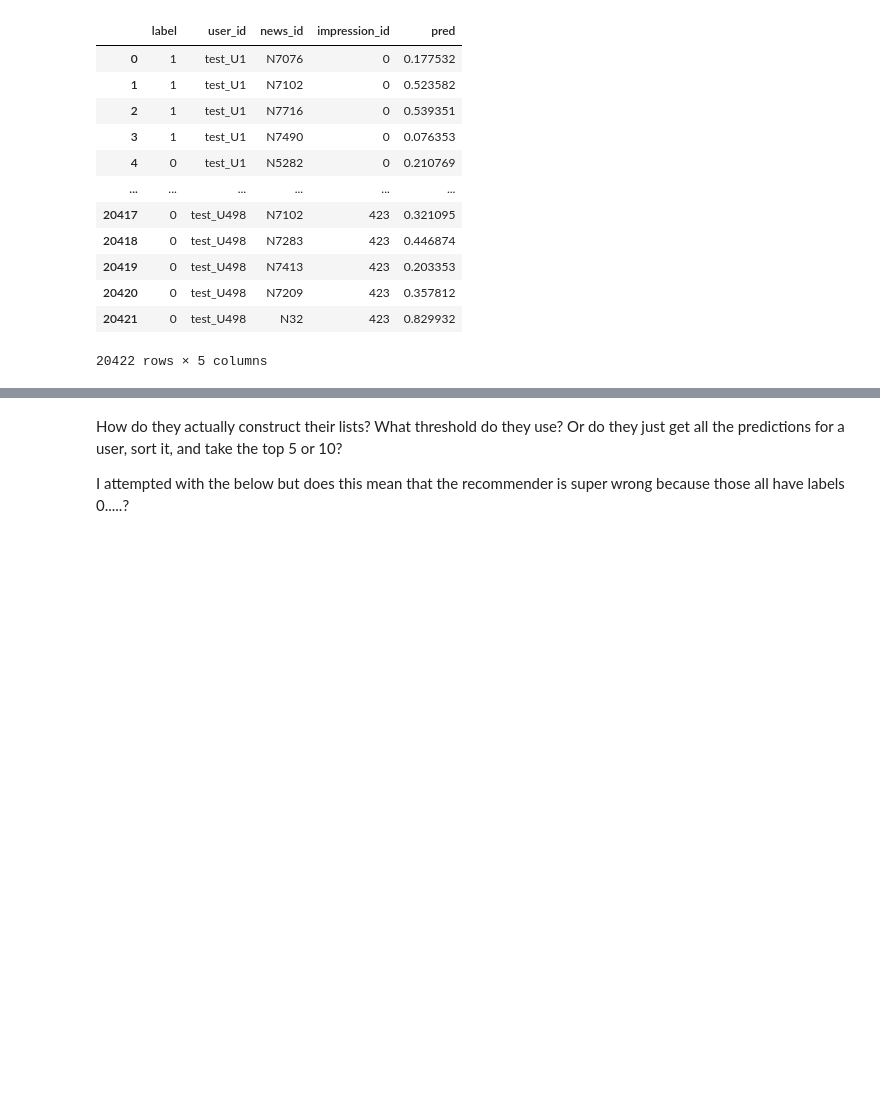
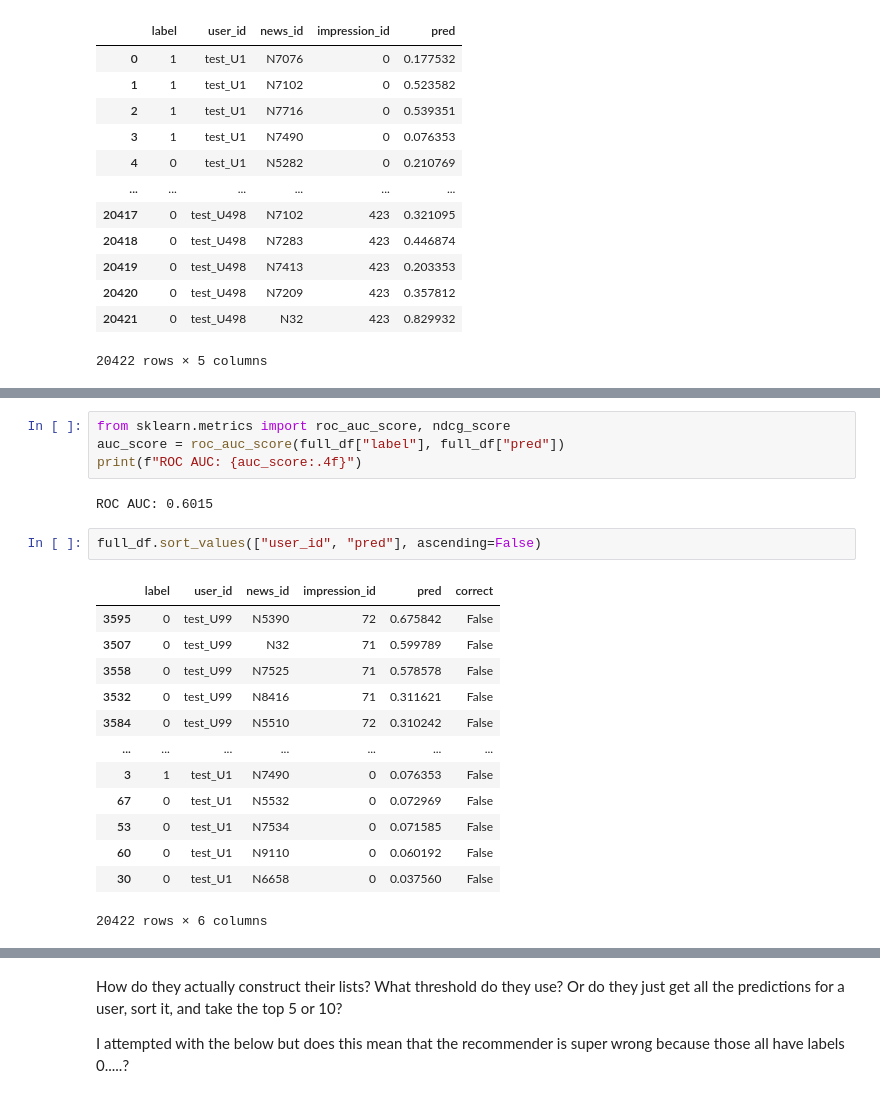
Before and after one commit to aisa6148/News_Recommendation_Project_2023, a Jupyter notebook: dkn_MIND.ipynb, the cells around one changed output, grey strips where cells are left out. Saved outputs shown, nothing was run; the diff lists cells and outputs as text; blank space fills up the shorter version.

```diff
--- a/dkn_MIND.ipynb
+++ b/dkn_MIND.ipynb
@@ -186,0 +202,22 @@ full_df
+# %%
+from sklearn.metrics import roc_auc_score, ndcg_score
+auc_score = roc_auc_score(full_df["label"], full_df["pred"])
+print(f"ROC AUC: {auc_score:.4f}")
+# %% [output]
+ROC AUC: 0.6015
+# %%
+full_df.sort_values(["user_id", "pred"], ascending=False)
+# %% [output]
+|  | label | user_id | news_id | impression_id | pred | correct |
+| 3595 | 0 | test_U99 | N5390 | 72 | 0.675842 | False |
+| 3507 | 0 | test_U99 | N32 | 71 | 0.599789 | False |
+| 3558 | 0 | test_U99 | N7525 | 71 | 0.578578 | False |
+| 3532 | 0 | test_U99 | N8416 | 71 | 0.311621 | False |
+| 3584 | 0 | test_U99 | N5510 | 72 | 0.310242 | False |
+| ... | ... | ... | ... | ... | ... | ... |
+| 3 | 1 | test_U1 | N7490 | 0 | 0.076353 | False |
+| 67 | 0 | test_U1 | N5532 | 0 | 0.072969 | False |
+| 53 | 0 | test_U1 | N7534 | 0 | 0.071585 | False |
+| 60 | 0 | test_U1 | N9110 | 0 | 0.060192 | False |
+| 30 | 0 | test_U1 | N6658 | 0 | 0.037560 | False |
+20422 rows × 6 columns
```
Also changed, not shown: parts of 26 cells of this notebook.
